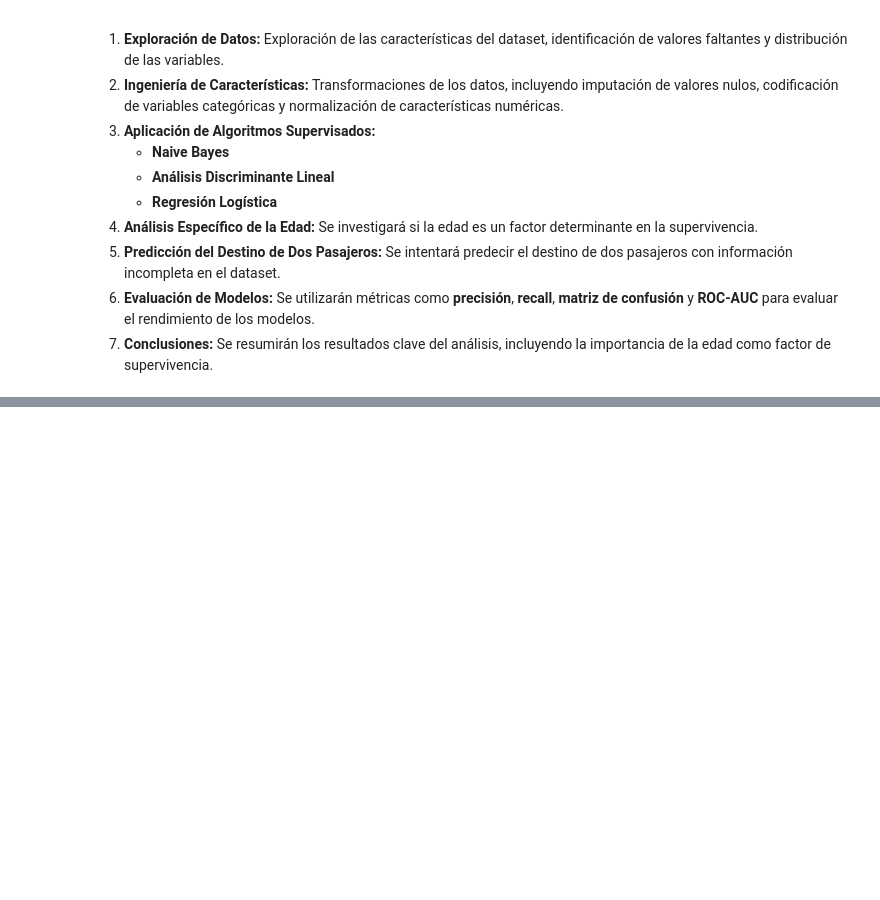
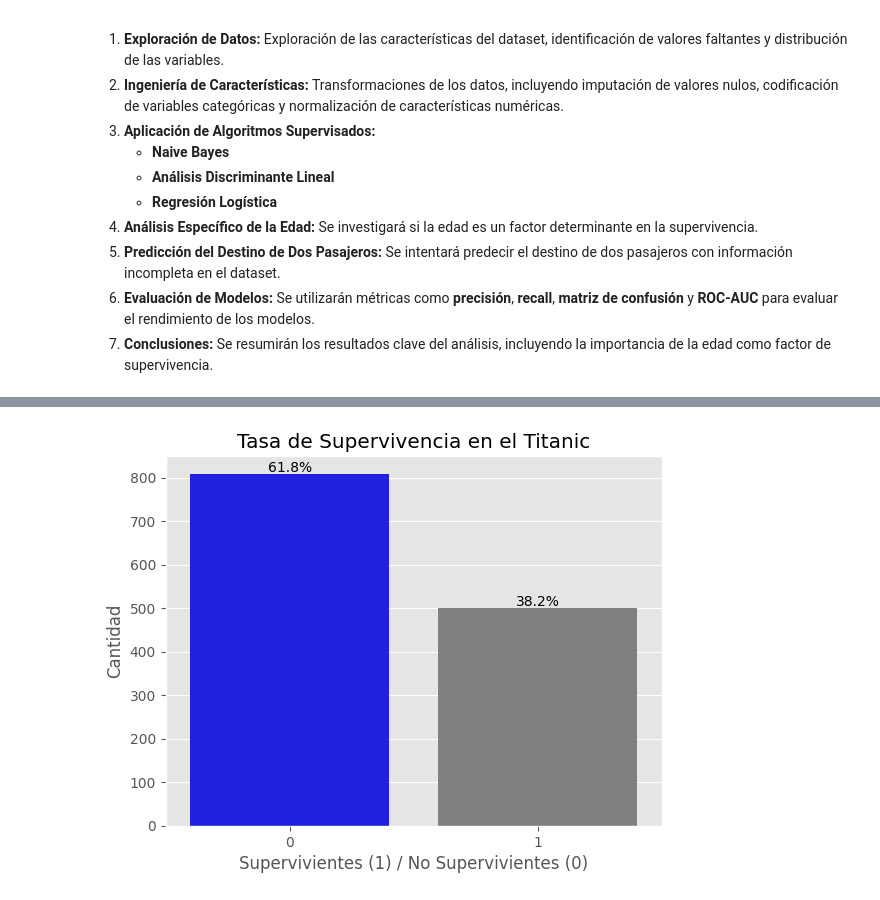
Before and after one commit to Godoca2/Machine-Learning, a Jupyter notebook: Scripts/ML_Lab3_DataSet_Titanic.ipynb, the cells around one changed output, grey strips where cells are left out. Cells and saved outputs as stored; diff of their text form; code cells hidden in the pictures; blank space fills up the shorter version.

```diff
--- a/Scripts/ML_Lab3_DataSet_Titanic.ipynb
+++ b/Scripts/ML_Lab3_DataSet_Titanic.ipynb
@@ -42,0 +89,11 @@ El análisis que se llevará a cabo incluirá las siguientes etapas:
+# %%
+from sklearn.datasets import fetch_openml
+import pandas as pd
+
+# Cargar el dataset Titanic
+X, y = fetch_openml("titanic", version=1, as_frame=True, return_X_y=True)
+
+# Mostrar las primeras filas del dataset
+df_titanic = X.copy()
+df_titanic['survived'] = y  # Agregar la variable objetivo 'survived'
+df_titanic.head()
@@ -42,0 +168,22 @@ El análisis que se llevará a cabo incluirá las siguientes etapas:
+# %%
+import seaborn as sns
+import matplotlib.pyplot as plt
+
+plt.style.use('ggplot')
+
+# Distribución de la variable 'survived'
+ax = sns.countplot(x='survived', data=df_titanic, hue='survived', palette=['blue', 'grey'], legend=False)
+plt.title('Tasa de Supervivencia en el Titanic')  # Título más informativo
+plt.xlabel('Supervivientes (1) / No Supervivientes (0)')  # Etiqueta del eje x
+plt.ylabel('Cantidad')  # Etiqueta del eje y
+
+# Añadir porcentaje en cada barra
+for p in ax.patches:
+    width = p.get_width()
+    height = p.get_height()
+    x, y = p.get_xy()
+    ax.annotate('{:.1f}%'.format(height/len(df_titanic)*100), (x + width/2, y + height + 5), ha='center')
+
+plt.show()
+# %% [output]
+[figure, added]
```
Also changed, not shown: parts of 37 cells of this notebook.
